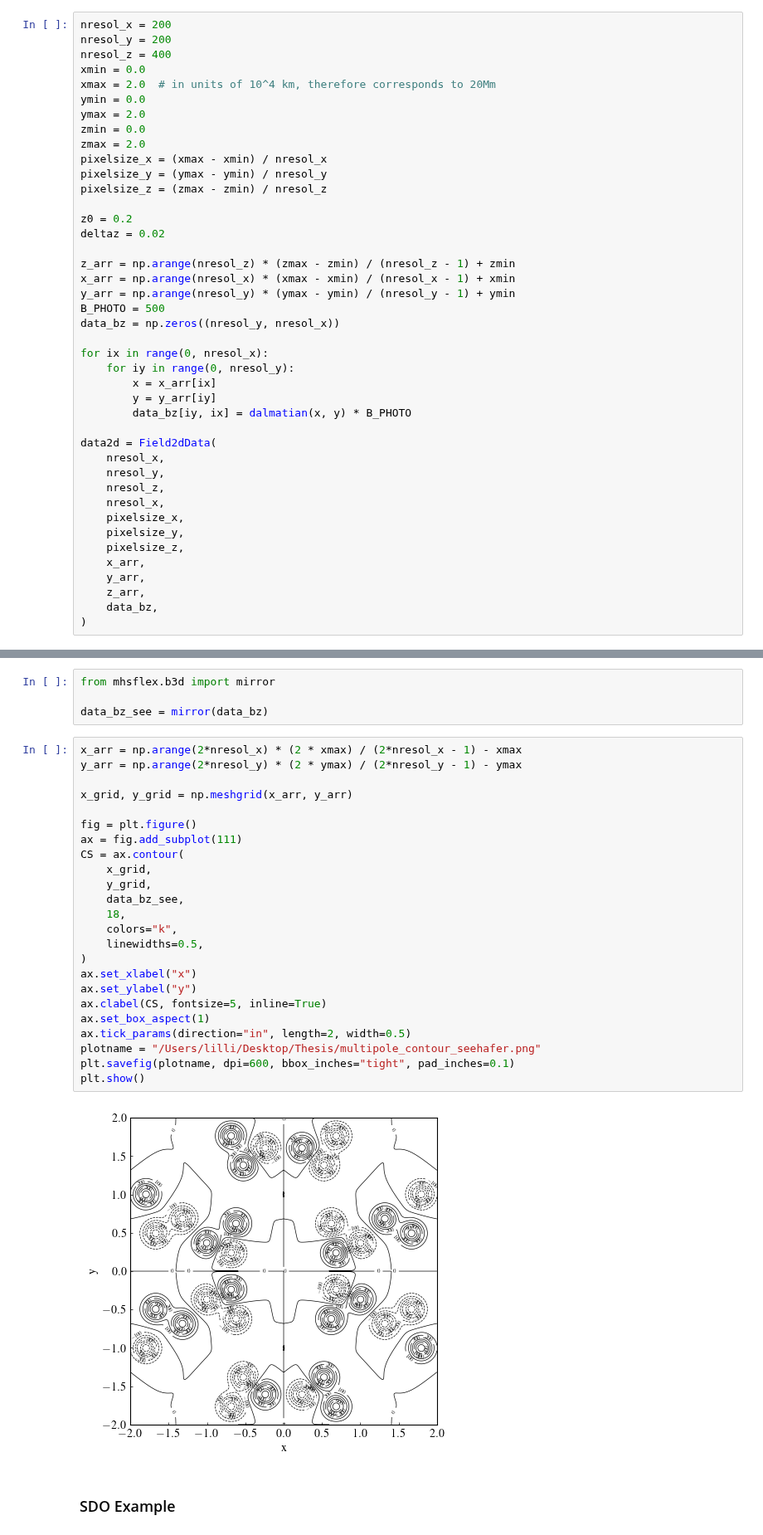
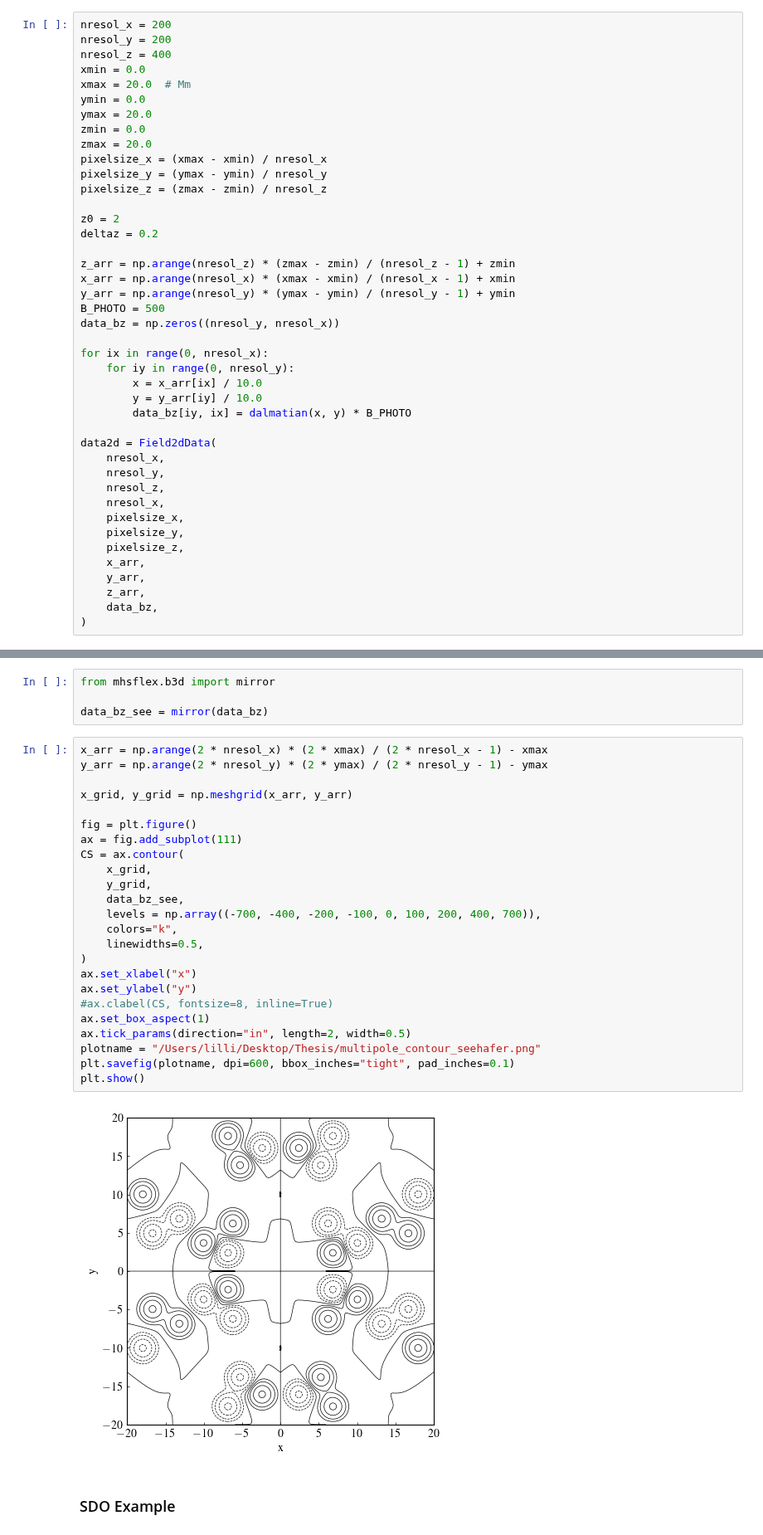
Before and after one commit to LMNadol/mflex, a Jupyter notebook: mhsflex/thesis.ipynb, the cells around one changed output, grey strips where cells are left out. Shown at 83% size. Cells and saved outputs as stored; diff of their text form.

```diff
--- a/mhsflex/thesis.ipynb
+++ b/mhsflex/thesis.ipynb
@@ -52,17 +52,17 @@ nresol_x = 200
 nresol_y = 200
 nresol_z = 400
 xmin = 0.0
-xmax = 2.0  # in units of 10^4 km, therefore corresponds to 20Mm
+xmax = 20.0  # Mm
 ymin = 0.0
-ymax = 2.0
+ymax = 20.0
 zmin = 0.0
-zmax = 2.0
+zmax = 20.0
 pixelsize_x = (xmax - xmin) / nresol_x
 pixelsize_y = (ymax - ymin) / nresol_y
 pixelsize_z = (zmax - zmin) / nresol_z
 
-z0 = 0.2
-deltaz = 0.02
+z0 = 2
+deltaz = 0.2
 
 z_arr = np.arange(nresol_z) * (zmax - zmin) / (nresol_z - 1) + zmin
 x_arr = np.arange(nresol_x) * (xmax - xmin) / (nresol_x - 1) + xmin
@@ -72,8 +72,8 @@ data_bz = np.zeros((nresol_y, nresol_x))
 
 for ix in range(0, nresol_x):
     for iy in range(0, nresol_y):
-        x = x_arr[ix]
-        y = y_arr[iy]
+        x = x_arr[ix] / 10.0
+        y = y_arr[iy] / 10.0
         data_bz[iy, ix] = dalmatian(x, y) * B_PHOTO
 
 data2d = Field2dData(
@@ -117,31 +117,31 @@ from mhsflex.b3d import mirror
 
 data_bz_see = mirror(data_bz)
 # %%
-x_arr = np.arange(2*nresol_x) * (2 * xmax) / (2*nresol_x - 1) - xmax
-y_arr = np.arange(2*nresol_y) * (2 * ymax) / (2*nresol_y - 1) - ymax
+x_arr = np.arange(2 * nresol_x) * (2 * xmax) / (2 * nresol_x - 1) - xmax
+y_arr = np.arange(2 * nresol_y) * (2 * ymax) / (2 * nresol_y - 1) - ymax
 
 x_grid, y_grid = np.meshgrid(x_arr, y_arr)
 
 fig = plt.figure()
 ax = fig.add_subplot(111)
 CS = ax.contour(
     x_grid,
     y_grid,
     data_bz_see,
-    18,
+    levels = np.array((-700, -400, -200, -100, 0, 100, 200, 400, 700)),
     colors="k",
     linewidths=0.5,
 )
 ax.set_xlabel("x")
 ax.set_ylabel("y")
-ax.clabel(CS, fontsize=5, inline=True)
+#ax.clabel(CS, fontsize=8, inline=True)
 ax.set_box_aspect(1)
 ax.tick_params(direction="in", length=2, width=0.5)
 plotname = "/Users/lilli/Desktop/Thesis/multipole_contour_seehafer.png"
 plt.savefig(plotname, dpi=600, bbox_inches="tight", pad_inches=0.1)
 plt.show()
 # %% [output]
-[figure, old version]
+[figure, new version]
 # %% [markdown]
 ### SDO Example
 # %%
```
Also changed, not shown: parts of 32 cells of this notebook, 10 other files.
